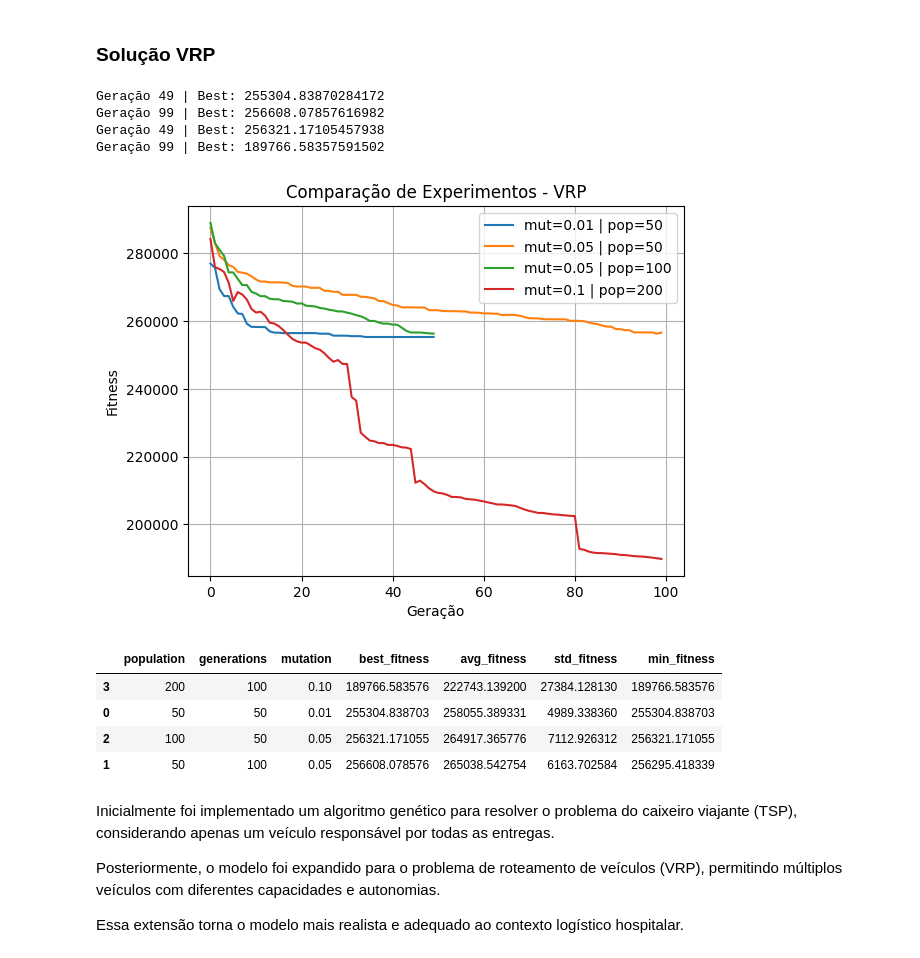
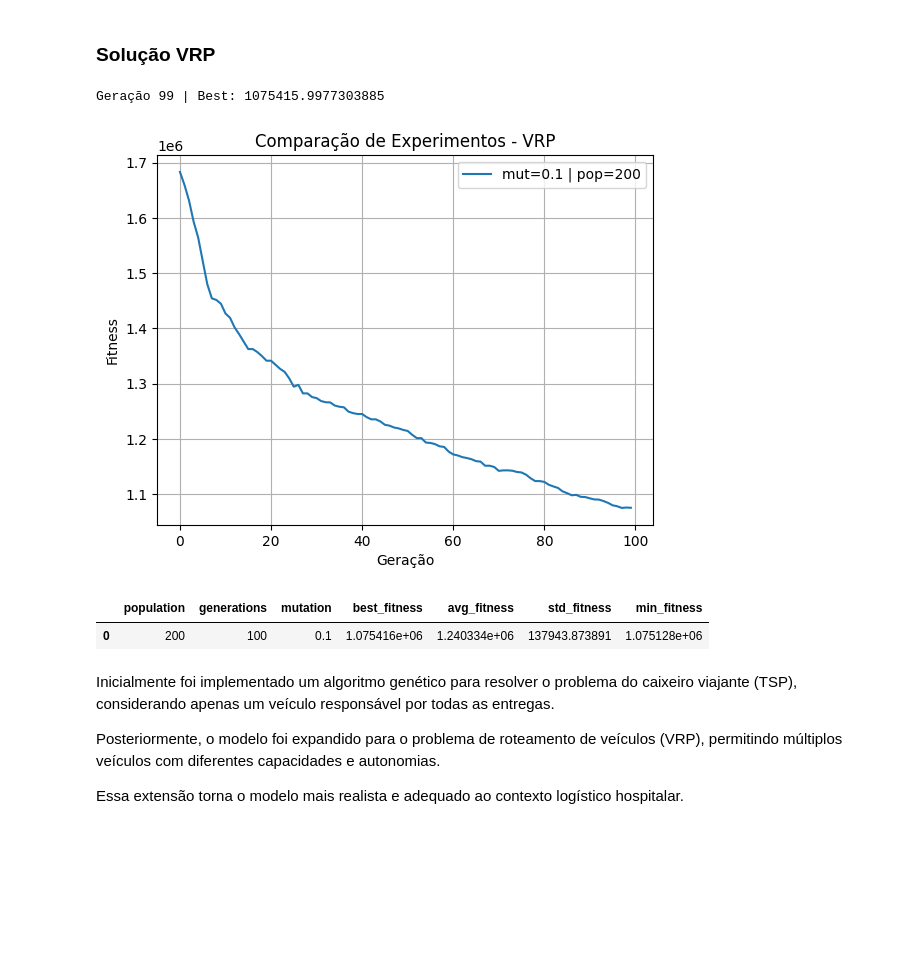
Before and after one commit to StefanieFranco/AlgoritimosGeneticos, a Jupyter notebook: Result.ipynb, the cells around one changed output. Drawn from its saved outputs; the diff is of its cells as text; code cells hidden in the pictures; blank space fills up the shorter version.

```diff
--- a/Result.ipynb
+++ b/Result.ipynb
@@ -161,8 +198,18 @@ vehicle = vehicles.iloc[0]
 ## Testes a serem executados
 experiments = [
     {"pop":50, "gen":50, "mut":0.01},
-    {"pop":50, "gen":100, "mut":0.05},
+    {"pop":100, "gen":50, "mut":0.01},
+    {"pop":200, "gen":50, "mut":0.01},
+    {"pop":200, "gen":100, "mut":0.01},
+
+    {"pop":50, "gen":50, "mut":0.05},
     {"pop":100, "gen":50, "mut":0.05},
+    {"pop":200, "gen":50, "mut":0.05},
+    {"pop":200, "gen":100, "mut":0.05},
+
+     {"pop":50, "gen":50, "mut":0.1},
+    {"pop":100, "gen":50, "mut":0.1},
+    {"pop":200, "gen":50, "mut":0.1},
     {"pop":200, "gen":100, "mut":0.1},
 ]
 
@@ -172,7 +219,7 @@ population_history = []
 for exp in experiments:
 
     route, history, population = run_ga(
-        destinos,
+        df_processado,
         vehicle,
         pop_size=exp["pop"],
         generations=exp["gen"],
@@ -250,9 +312,19 @@ NameError: name 'population' is not defined
 # %%
 ## Testes a serem executados
 experiments = [
-    {"pop":50, "gen":50, "mut":0.01},
-    {"pop":50, "gen":100, "mut":0.05},
-    {"pop":100, "gen":50, "mut":0.05},
+    # {"pop":50, "gen":50, "mut":0.01},
+    # {"pop":100, "gen":50, "mut":0.01},
+    # {"pop":200, "gen":50, "mut":0.01},
+    # {"pop":200, "gen":100, "mut":0.01},
+
+    # {"pop":50, "gen":50, "mut":0.05},
+    # {"pop":100, "gen":50, "mut":0.05},
+    # {"pop":200, "gen":50, "mut":0.05},
+    # {"pop":200, "gen":100, "mut":0.05},
+
+    #  {"pop":50, "gen":50, "mut":0.1},
+    # {"pop":100, "gen":50, "mut":0.1},
+    # {"pop":200, "gen":50, "mut":0.1},
     {"pop":200, "gen":100, "mut":0.1},
 ]
 
@@ -263,7 +335,7 @@ fitness_histories = []
 for exp in experiments:
 
     best_routes, history, population = run_ga_vrp(
-        destinos,
+        df_processado,
         vehicles,  # 🔥 agora correto
         pop_size=exp["pop"],
         generations=exp["gen"],
@@ -274,43 +346,37 @@ for exp in experiments:
 
     # gráfico comparativo
     plt.plot(history, label=f"mut={exp['mut']} | pop={exp['pop']}")
 
     # tabela
     results.append({
         "population": exp["pop"],
         "generations": exp["gen"],
         "mutation": exp["mut"],
         "best_fitness": history[-1],
         "avg_fitness": np.mean(history),
         "std_fitness": np.std(history),
         "min_fitness": np.min(history)
     })
 
     population_history.append(population.copy())
 
 plt.legend()
 plt.title("Comparação de Experimentos - VRP")
 plt.xlabel("Geração")
 plt.ylabel("Fitness")
 plt.grid()
 plt.show()
 
 df_results = pd.DataFrame(results)
 
 df_results = df_results.sort_values(by="best_fitness")
 
 df_results
 # %% [output]
-Geração 49 | Best: 255304.83870284172
-Geração 99 | Best: 256608.07857616982
-Geração 49 | Best: 256321.17105457938
-Geração 99 | Best: 189766.58357591502
+Geração 99 | Best: 1075415.9977303885
-[figure, old version]
+[figure, new version]
 |  | population | generations | mutation | best_fitness | avg_fitness | std_fitness | min_fitness |
-| 3 | 200 | 100 | 0.10 | 189766.583576 | 222743.139200 | 27384.128130 | 189766.583576 |
-| 0 | 50 | 50 | 0.01 | 255304.838703 | 258055.389331 | 4989.338360 | 255304.838703 |
-| 2 | 100 | 50 | 0.05 | 256321.171055 | 264917.365776 | 7112.926312 | 256321.171055 |
-| 1 | 50 | 100 | 0.05 | 256608.078576 | 265038.542754 | 6163.702584 | 256295.418339 |
+| 0 | 200 | 100 | 0.1 | 1.075416e+06 | 1.240334e+06 | 137943.873891 | 1.075128e+06 |
 # %% [markdown]
 Inicialmente foi implementado um algoritmo genético para resolver
 o problema do caixeiro viajante (TSP), considerando apenas um
```
Also changed, not shown: parts of 4 cells of this notebook, 4 other files.
